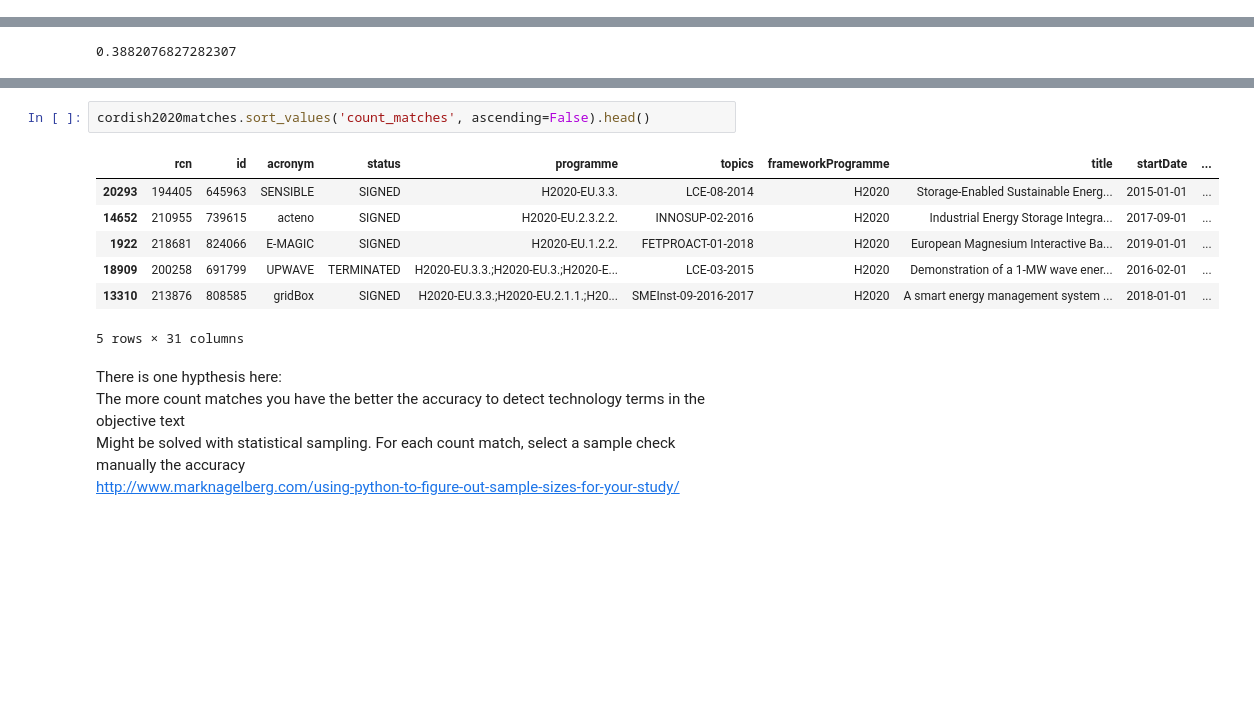
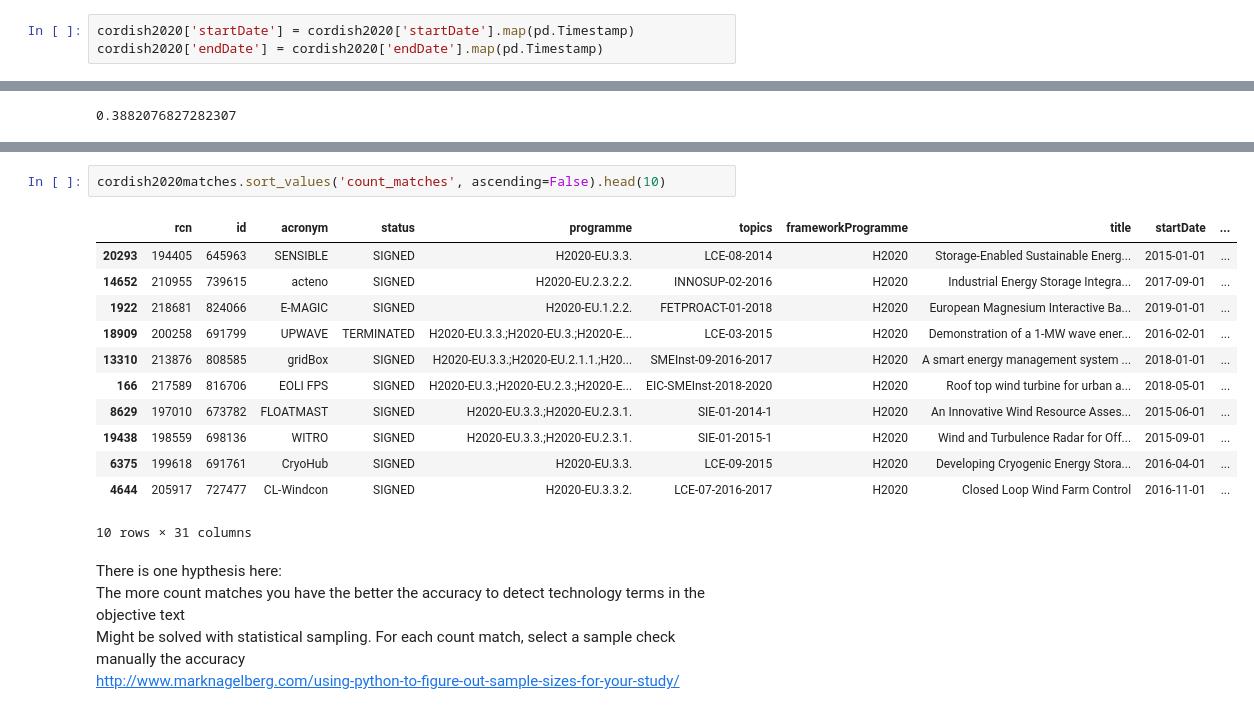
Before and after one commit to MaastrichtU-IDS/clean-technologies-nlp, a Jupyter notebook: notebooks/Clean-tech.ipynb, the cells around one changed output, grey strips where cells are left out. Cells and saved outputs as stored; diff of their text form; blank space fills up the shorter version.

```diff
--- a/notebooks/Clean-tech.ipynb
+++ b/notebooks/Clean-tech.ipynb
@@ -9,5 +20,8 @@ categories.columns = ['sector','group','technology']
 # %%
 cordish2020 = pd.read_excel('../data/cordis-h2020projects.xlsx')
+# %%
+cordish2020['startDate'] = cordish2020['startDate'].map(pd.Timestamp)
+cordish2020['endDate'] = cordish2020['endDate'].map(pd.Timestamp)
 # %%
 cordish2020.head()
 # %% [output]
@@ -48,13 +121,18 @@ print(len(cordish2020matches)/len(cordish2020))
 # %%
-cordish2020matches.sort_values('count_matches', ascending=False).head()
+cordish2020matches.sort_values('count_matches', ascending=False).head(10)
 # %% [output]
 |  | rcn | id | acronym | status | programme | topics | frameworkProgramme | title | startDate | ... |
 | 20293 | 194405 | 645963 | SENSIBLE | SIGNED | H2020-EU.3.3. | LCE-08-2014 | H2020 | Storage-Enabled Sustainable Energ... | 2015-01-01 | ... |
 | 14652 | 210955 | 739615 | acteno | SIGNED | H2020-EU.2.3.2.2. | INNOSUP-02-2016 | H2020 | Industrial Energy Storage Integra... | 2017-09-01 | ... |
 | 1922 | 218681 | 824066 | E-MAGIC | SIGNED | H2020-EU.1.2.2. | FETPROACT-01-2018 | H2020 | European Magnesium Interactive Ba... | 2019-01-01 | ... |
 | 18909 | 200258 | 691799 | UPWAVE | TERMINATED | H2020-EU.3.3.;H2020-EU.3.;H2020-E... | LCE-03-2015 | H2020 | Demonstration of a 1-MW wave ener... | 2016-02-01 | ... |
 | 13310 | 213876 | 808585 | gridBox | SIGNED | H2020-EU.3.3.;H2020-EU.2.1.1.;H20... | SMEInst-09-2016-2017 | H2020 | A smart energy management system ... | 2018-01-01 | ... |
+| 166 | 217589 | 816706 | EOLI FPS | SIGNED | H2020-EU.3.;H2020-EU.2.3.;H2020-E... | EIC-SMEInst-2018-2020 | H2020 | Roof top wind turbine for urban a... | 2018-05-01 | ... |
+| 8629 | 197010 | 673782 | FLOATMAST | SIGNED | H2020-EU.3.3.;H2020-EU.2.3.1. | SIE-01-2014-1 | H2020 | An Innovative Wind Resource Asses... | 2015-06-01 | ... |
+| 19438 | 198559 | 698136 | WITRO | SIGNED | H2020-EU.3.3.;H2020-EU.2.3.1. | SIE-01-2015-1 | H2020 | Wind and Turbulence Radar for Off... | 2015-09-01 | ... |
+| 6375 | 199618 | 691761 | CryoHub | SIGNED | H2020-EU.3.3. | LCE-09-2015 | H2020 | Developing Cryogenic Energy Stora... | 2016-04-01 | ... |
+| 4644 | 205917 | 727477 | CL-Windcon | SIGNED | H2020-EU.3.3.2. | LCE-07-2016-2017 | H2020 | Closed Loop Wind Farm Control | 2016-11-01 | ... |
-5 rows × 31 columns
+10 rows × 31 columns
 # %% [markdown]
 There is one hypthesis here:
 The more count matches you have the better the accuracy to detect technology terms in the objective text
```
Also changed, not shown: parts of 20 cells of this notebook, 1 other file.
